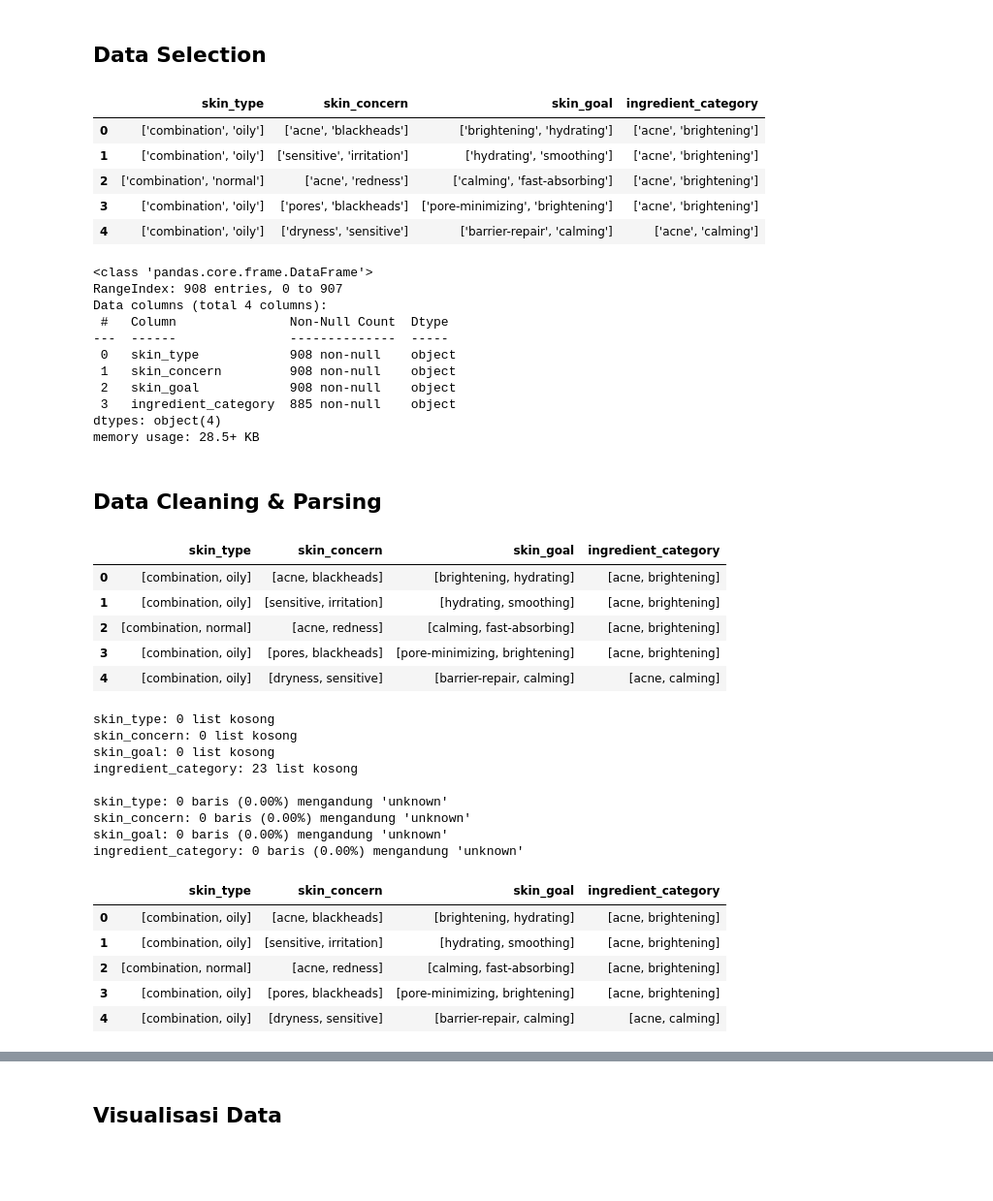
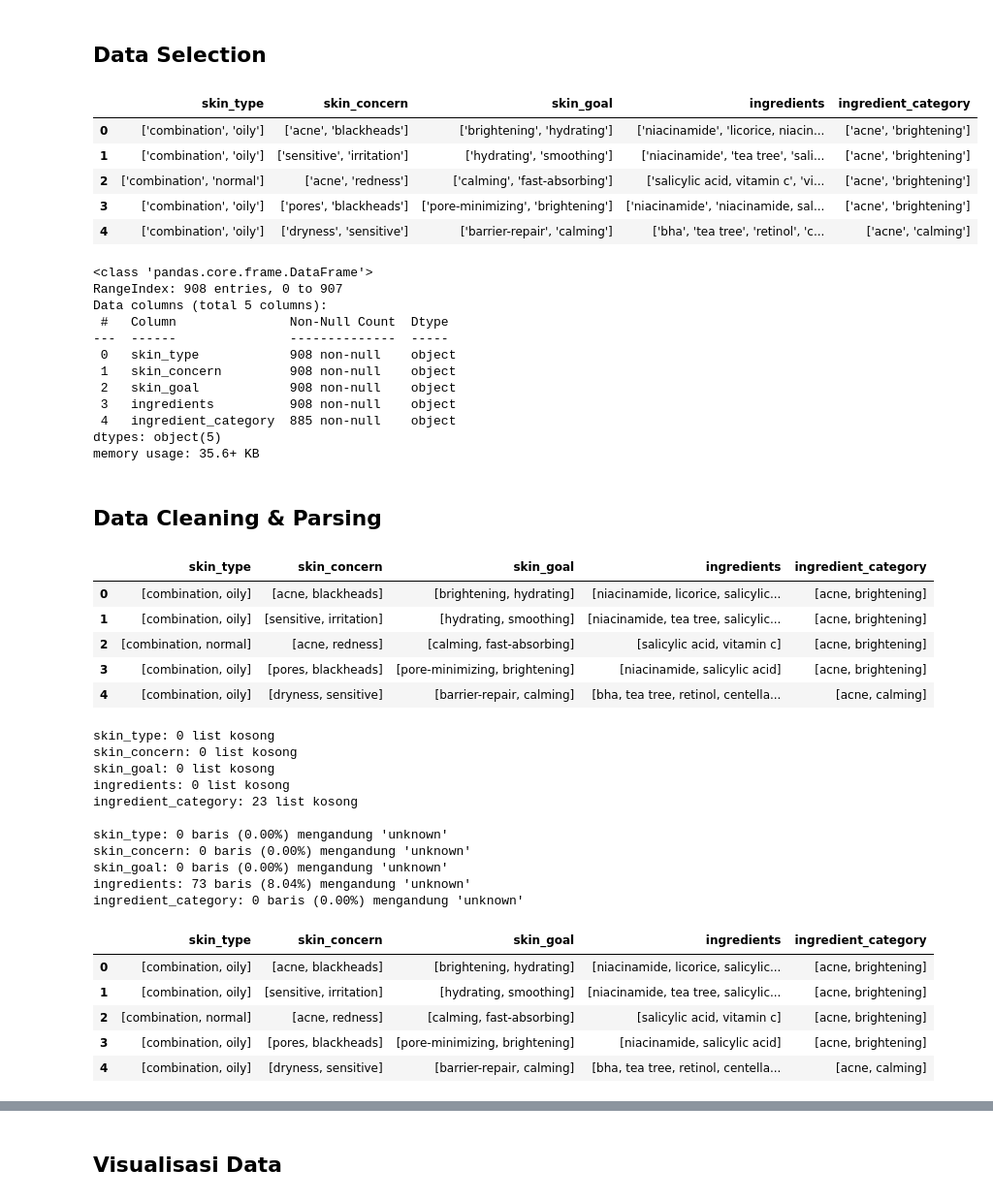
Before and after one commit to jasmeinalbr/Skinthesia-Model, a Jupyter notebook: notebooks/multi_label_classif_modeling copy 2.ipynb, the cells around one changed output, grey strips where cells are left out. Shown at 97% size. Saved outputs shown, nothing was run; the diff lists cells and outputs as text; code cells hidden in the pictures; blank space fills up the shorter version.

```diff
--- a/notebooks/multi_label_classif_modeling copy 2.ipynb
+++ b/notebooks/multi_label_classif_modeling copy 2.ipynb
@@ -88,30 +50,31 @@ df.head()
 ## Data Selection
 # %%
 # Mengambil kolom yang relevan
-df = df[['skin_type','skin_concern','skin_goal','ingredient_category']]
+df = df[['skin_type','skin_concern','skin_goal','ingredients','ingredient_category']]
 df.head()
 # %% [output]
-|  | skin_type | skin_concern | skin_goal | ingredient_category |
-| 0 | ['combination', 'oily'] | ['acne', 'blackheads'] | ['brightening', 'hydrating'] | ['acne', 'brightening'] |
-| 1 | ['combination', 'oily'] | ['sensitive', 'irritation'] | ['hydrating', 'smoothing'] | ['acne', 'brightening'] |
-| 2 | ['combination', 'normal'] | ['acne', 'redness'] | ['calming', 'fast-absorbing'] | ['acne', 'brightening'] |
-| 3 | ['combination', 'oily'] | ['pores', 'blackheads'] | ['pore-minimizing', 'brightening'] | ['acne', 'brightening'] |
-| 4 | ['combination', 'oily'] | ['dryness', 'sensitive'] | ['barrier-repair', 'calming'] | ['acne', 'calming'] |
+|  | skin_type | skin_concern | skin_goal | ingredients | ingredient_category |
+| 0 | ['combination', 'oily'] | ['acne', 'blackheads'] | ['brightening', 'hydrating'] | ['niacinamide', 'licorice, niacin... | ['acne', 'brightening'] |
+| 1 | ['combination', 'oily'] | ['sensitive', 'irritation'] | ['hydrating', 'smoothing'] | ['niacinamide', 'tea tree', 'sali... | ['acne', 'brightening'] |
+| 2 | ['combination', 'normal'] | ['acne', 'redness'] | ['calming', 'fast-absorbing'] | ['salicylic acid, vitamin c', 'vi... | ['acne', 'brightening'] |
+| 3 | ['combination', 'oily'] | ['pores', 'blackheads'] | ['pore-minimizing', 'brightening'] | ['niacinamide', 'niacinamide, sal... | ['acne', 'brightening'] |
+| 4 | ['combination', 'oily'] | ['dryness', 'sensitive'] | ['barrier-repair', 'calming'] | ['bha', 'tea tree', 'retinol', 'c... | ['acne', 'calming'] |
 # %%
 # Information about the DataFrame
 df.info()
 # %% [output]
 <class 'pandas.core.frame.DataFrame'>
 RangeIndex: 908 entries, 0 to 907
-Data columns (total 4 columns):
+Data columns (total 5 columns):
  #   Column               Non-Null Count  Dtype
 ---  ------               --------------  -----
  0   skin_type            908 non-null    object
  1   skin_concern         908 non-null    object
  2   skin_goal            908 non-null    object
- 3   ingredient_category  885 non-null    object
-dtypes: object(4)
-memory usage: 28.5+ KB
+ 3   ingredients          908 non-null    object
+ 4   ingredient_category  885 non-null    object
+dtypes: object(5)
+memory usage: 35.6+ KB
 # %% [markdown]
 ## Data Cleaning & Parsing
 # %%
@@ -174,12 +137,12 @@ for col in cols:
 
 df.head()
 # %% [output]
-|  | skin_type | skin_concern | skin_goal | ingredient_category |
-| 0 | [combination, oily] | [acne, blackheads] | [brightening, hydrating] | [acne, brightening] |
-| 1 | [combination, oily] | [sensitive, irritation] | [hydrating, smoothing] | [acne, brightening] |
-| 2 | [combination, normal] | [acne, redness] | [calming, fast-absorbing] | [acne, brightening] |
-| 3 | [combination, oily] | [pores, blackheads] | [pore-minimizing, brightening] | [acne, brightening] |
-| 4 | [combination, oily] | [dryness, sensitive] | [barrier-repair, calming] | [acne, calming] |
+|  | skin_type | skin_concern | skin_goal | ingredients | ingredient_category |
+| 0 | [combination, oily] | [acne, blackheads] | [brightening, hydrating] | [niacinamide, licorice, salicylic... | [acne, brightening] |
+| 1 | [combination, oily] | [sensitive, irritation] | [hydrating, smoothing] | [niacinamide, tea tree, salicylic... | [acne, brightening] |
+| 2 | [combination, normal] | [acne, redness] | [calming, fast-absorbing] | [salicylic acid, vitamin c] | [acne, brightening] |
+| 3 | [combination, oily] | [pores, blackheads] | [pore-minimizing, brightening] | [niacinamide, salicylic acid] | [acne, brightening] |
+| 4 | [combination, oily] | [dryness, sensitive] | [barrier-repair, calming] | [bha, tea tree, retinol, centella... | [acne, calming] |
 # %%
 # Cek berapa banyak list kosong di tiap kolom
 for col in df.columns:
@@ -197,21 +160,26 @@ for col in cols:
 skin_type: 0 list kosong
 skin_concern: 0 list kosong
 skin_goal: 0 list kosong
+ingredients: 0 list kosong
 ingredient_category: 23 list kosong
 
 skin_type: 0 baris (0.00%) mengandung 'unknown'
 skin_concern: 0 baris (0.00%) mengandung 'unknown'
 skin_goal: 0 baris (0.00%) mengandung 'unknown'
+ingredients: 73 baris (8.04%) mengandung 'unknown'
 ingredient_category: 0 baris (0.00%) mengandung 'unknown'
-# %%
-# Hapus baris yang nan atau kosong di kolom ingredients category
-df_cleaned = df.dropna(subset=['ingredient_category'])
-
-df_cleaned.head()
-# %% [output]
-|  | skin_type | skin_concern | skin_goal | ingredient_category |
-| 0 | [combination, oily] | [acne, blackheads] | [brightening, hydrating] | [acne, brightening] |
-| 1 | [combination, oily] | [sensitive, irritation] | [hydrating, smoothing] | [acne, brightening] |
-| 2 | [combination, normal] | [acne, redness] | [calming, fast-absorbing] | [acne, brightening] |
-| 3 | [combination, oily] | [pores, blackheads] | [pore-minimizing, brightening] | [acne, brightening] |
-| 4 | [combination, oily] | [dryness, sensitive] | [barrier-repair, calming] | [acne, calming] |
+# %%
+# Hapus baris yang hanya mengandung 'unknown' di kolom ingredients
+df_cleaned = df[df['ingredients'].apply(lambda x: x != ['unknown'])].reset_index(drop=True)
+
+# Hapus baris yang nan atau kosong di kolom ingredients category
+df_cleaned = df_cleaned[df_cleaned['ingredient_category'].apply(lambda x: isinstance(x, list) and len(x) > 0)].reset_index(drop=True)
+
+df_cleaned.head()
+# %% [output]
+|  | skin_type | skin_concern | skin_goal | ingredients | ingredient_category |
+| 0 | [combination, oily] | [acne, blackheads] | [brightening, hydrating] | [niacinamide, licorice, salicylic... | [acne, brightening] |
+| 1 | [combination, oily] | [sensitive, irritation] | [hydrating, smoothing] | [niacinamide, tea tree, salicylic... | [acne, brightening] |
+| 2 | [combination, normal] | [acne, redness] | [calming, fast-absorbing] | [salicylic acid, vitamin c] | [acne, brightening] |
+| 3 | [combination, oily] | [pores, blackheads] | [pore-minimizing, brightening] | [niacinamide, salicylic acid] | [acne, brightening] |
+| 4 | [combination, oily] | [dryness, sensitive] | [barrier-repair, calming] | [bha, tea tree, retinol, centella... | [acne, calming] |
```
Also changed, not shown: parts of 27 cells of this notebook, 4 other files.
